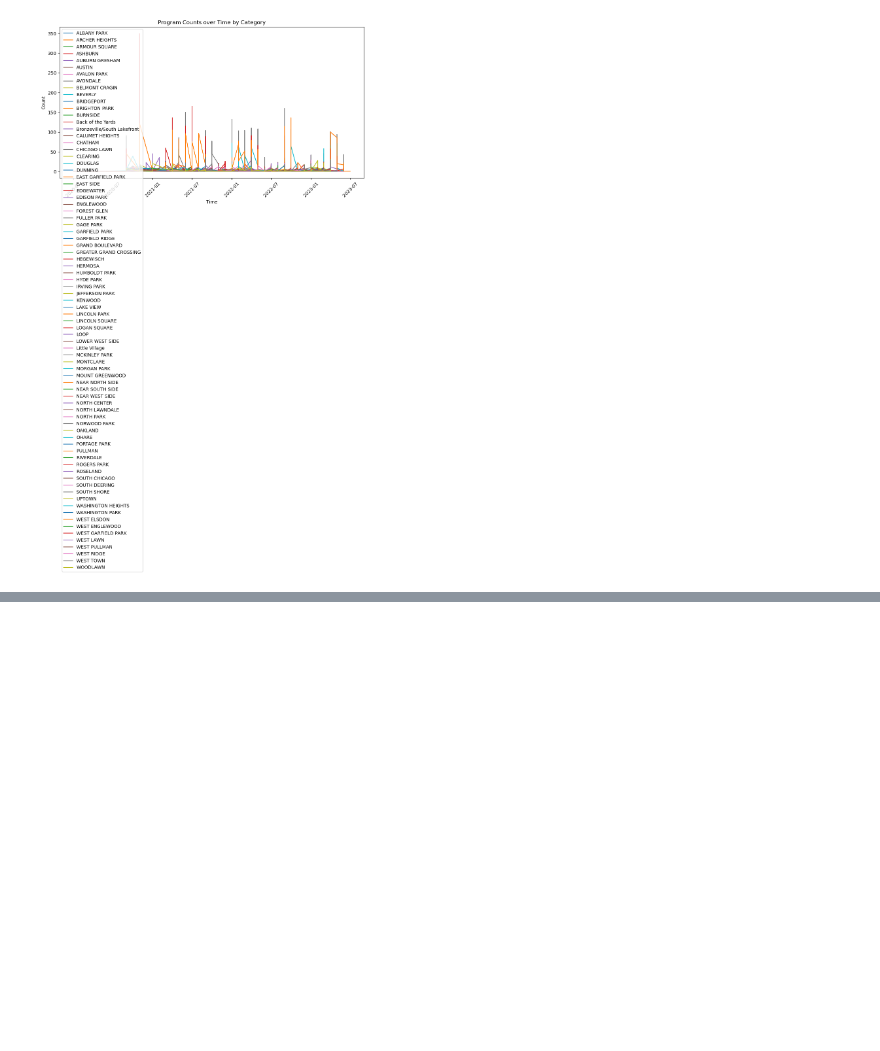
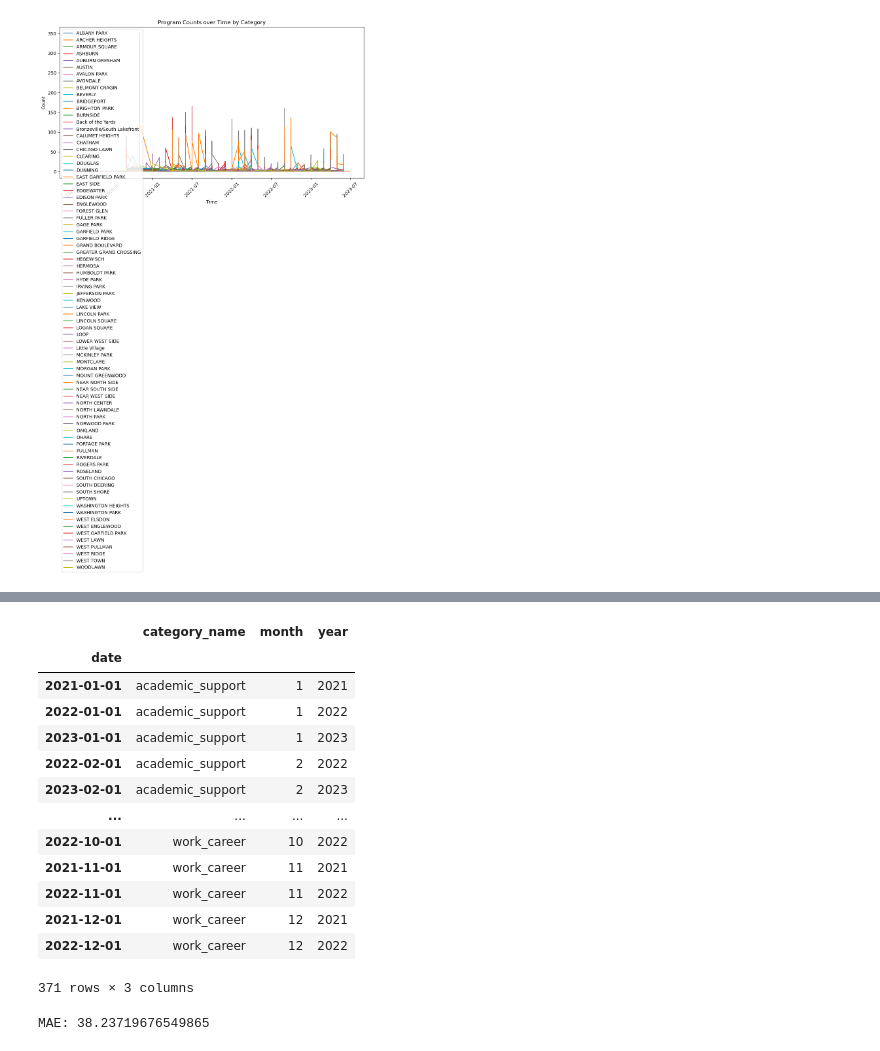
Before and after one commit to ada-zhong/STAT-390-Project, a Jupyter notebook: MCMF/prediction.ipynb, the cells around one changed output, grey strips where cells are left out. Cells and saved outputs as stored; diff of their text form; code cells hidden in the pictures; blank space fills up the shorter version.

```diff
--- a/MCMF/prediction.ipynb
+++ b/MCMF/prediction.ipynb
@@ -102,0 +216,4 @@ plt.show()
+# %%
+features = ['category_name']
+program_counts_test = count_programs_by_features(test_data, features)
+print(program_counts_test)
@@ -102,0 +235,4 @@ plt.show()
+# %%
+program_counts_test['date'] = pd.to_datetime(program_counts_test[['year', 'month']].assign(day=1))
+program_counts_test.set_index('date', inplace=True)
+program_counts_test.head()
@@ -102,0 +247,20 @@ plt.show()
+# %%
+test_y = program_counts_test['count']
+test_x = program_counts_test[['category_name','month','year']]
+# %%
+test_x
+# %% [output]
+|  | category_name | month | year |
+| date |  |  |  |
+| 2021-01-01 | academic_support | 1 | 2021 |
+| 2022-01-01 | academic_support | 1 | 2022 |
+| 2023-01-01 | academic_support | 1 | 2023 |
+| 2022-02-01 | academic_support | 2 | 2022 |
+| 2023-02-01 | academic_support | 2 | 2023 |
+| ... | ... | ... | ... |
+| 2022-10-01 | work_career | 10 | 2022 |
+| 2021-11-01 | work_career | 11 | 2021 |
+| 2022-11-01 | work_career | 11 | 2022 |
+| 2021-12-01 | work_career | 12 | 2021 |
+| 2022-12-01 | work_career | 12 | 2022 |
+371 rows × 3 columns
@@ -102,0 +272,7 @@ plt.show()
+# %%
+from sklearn.metrics import mean_absolute_error
+
+mae = mean_absolute_error(test_y, forecast)
+print("MAE:", mae)
+# %% [output]
+MAE: 38.23719676549865
```
Also changed, not shown: parts of 10 cells of this notebook.
